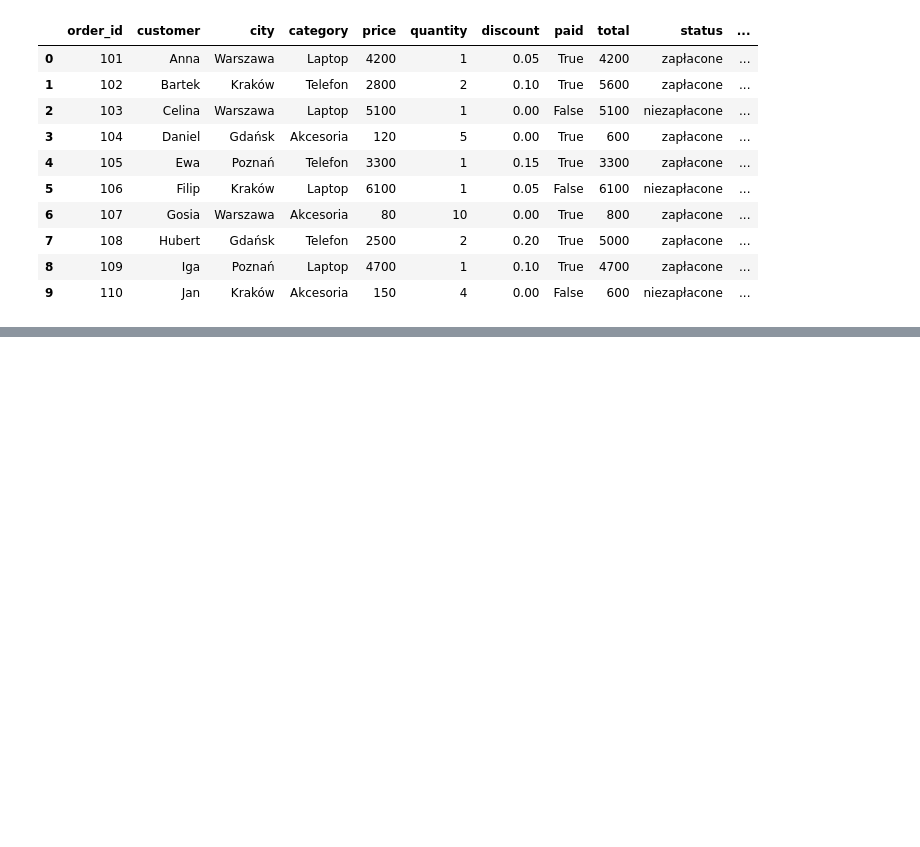
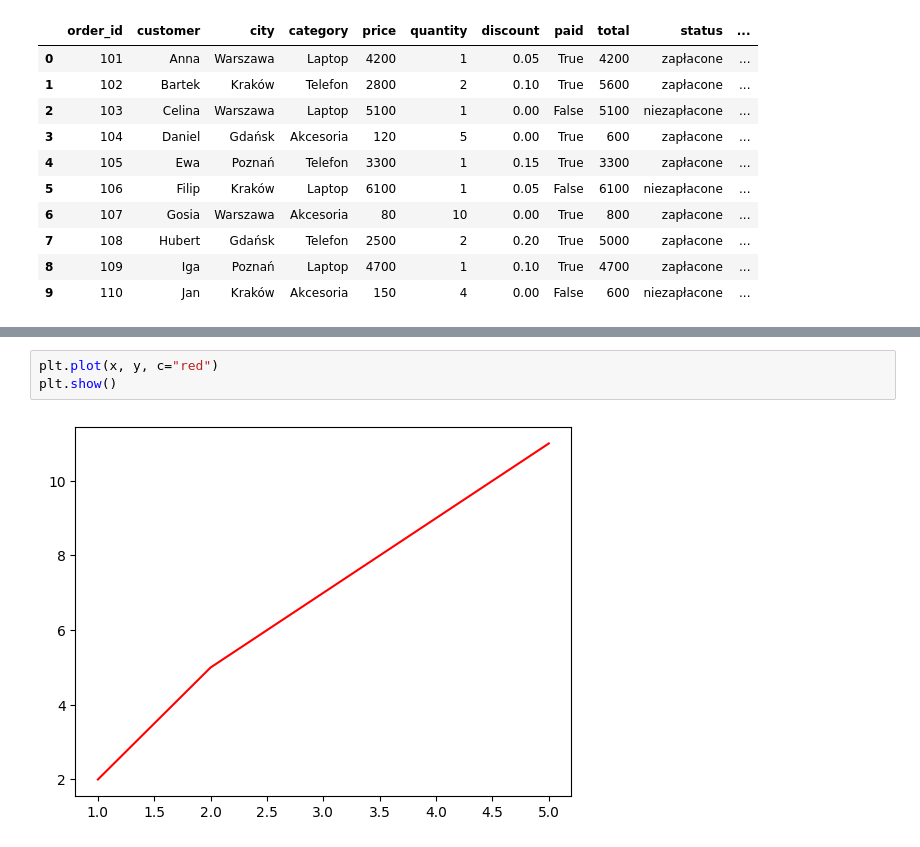
Before and after one commit to rajkonkret/analiza_danych_12_10_2026, a Jupyter notebook: analiza_danych_12_10_2026_dzien1.ipynb, the cells around one changed output, grey strips where cells are left out. Cells and saved outputs as stored; diff of their text form; blank space fills up the shorter version.

```diff
--- a/analiza_danych_12_10_2026_dzien1.ipynb
+++ b/analiza_danych_12_10_2026_dzien1.ipynb
@@ -2661,0 +2906,5 @@ df
+# %%
+plt.plot(x, y, c="red")
+plt.show()
+# %% [output]
+[figure, added]
```
Also changed, not shown: parts of 56 cells of this notebook.
